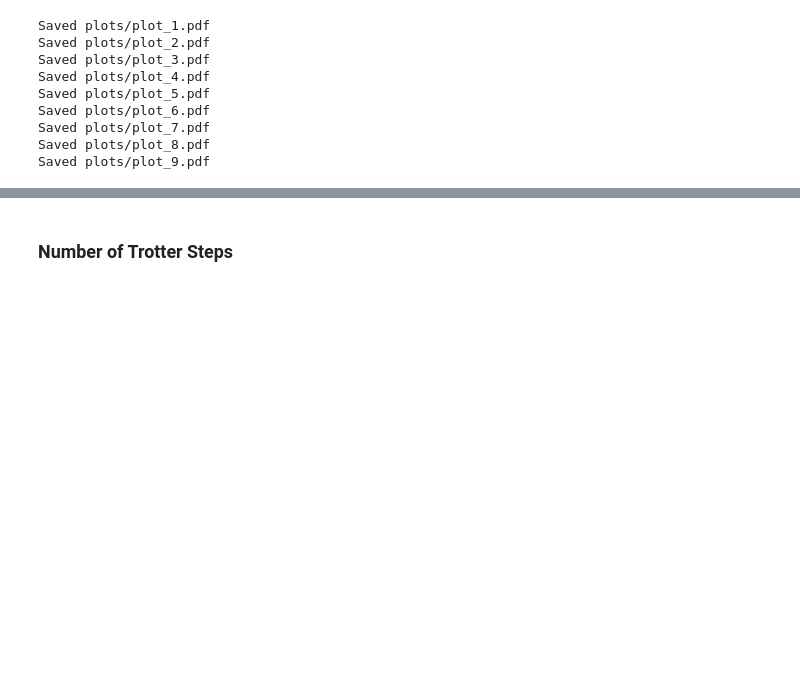
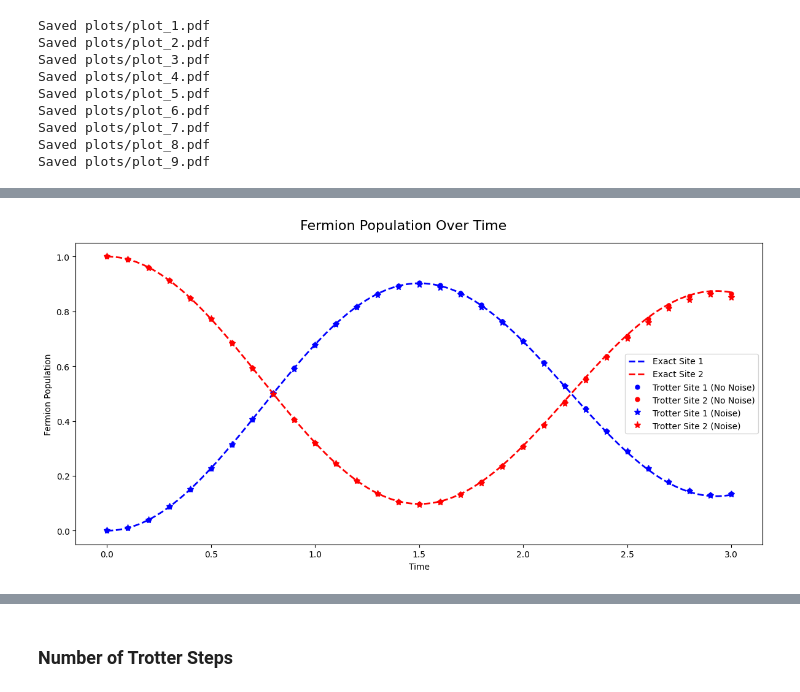
Before and after one commit to samgodwood/bosonic-qiskit, a Jupyter notebook: playground/bosonic_operator_costs/holstein/hybrid_holstein.ipynb, the cells around one changed output, grey strips where cells are left out. Cells and saved outputs as stored; diff of their text form; code cells hidden in the pictures; blank space fills up the shorter version.

```diff
--- a/playground/bosonic_operator_costs/holstein/hybrid_holstein.ipynb
+++ b/playground/bosonic_operator_costs/holstein/hybrid_holstein.ipynb
@@ -356,0 +512,98 @@ Saved plots/plot_9.pdf
+# %%
+# Extract exact simulation results (same for both, so irrelevant which we choose)
+times_exact          = sim_data_no_noise["times_exact"]
+fermion_pop1_exact   = sim_data_no_noise["fermion_pop1_exact"]
+fermion_pop2_exact   = sim_data_no_noise["fermion_pop2_exact"]
+boson_occ1_exact     = sim_data_no_noise["boson_occ1_exact"]
+boson_occ2_exact     = sim_data_no_noise["boson_occ2_exact"]
+
+# Noiseless Trotter
+times_trotter        = sim_data_no_noise["times_trotter"]
+trotter_fermion_pop1 = sim_data_no_noise["trotter_fermion_pop1"]
+trotter_fermion_pop2 = sim_data_no_noise["trotter_fermion_pop2"]
+trotter_boson_occ1   = sim_data_no_noise["trotter_boson_occ1"]
+trotter_boson_occ2   = sim_data_no_noise["trotter_boson_occ2"]
+
+# noisy Trotter and shot-by-shot data
+times_trotter_noise        = sim_data_noise["times_trotter"]
+noisy_trotter_fermion_pop1 = sim_data_noise["trotter_fermion_pop1"]
+noisy_trotter_fermion_pop2 = sim_data_noise["trotter_fermion_pop2"]
+noisy_trotter_boson_occ1   = sim_data_noise["trotter_boson_occ1"]
+noisy_trotter_boson_occ2   = sim_data_noise["trotter_boson_occ2"]
+
+# Calculate the standard deviations from the shot-by-shot data for error bars
+shot_data = sim_data_noise["shot_data"]
+fermion_pop1_noise_std = np.std(shot_data["fermion_pop1"], axis=1)
+fermion_pop2_noise_std = np.std(shot_data["fermion_pop2"], axis=1)
+boson_occ1_noise_std   = np.std(shot_data["boson_occ1"], axis=1)
+boson_occ2_noise_std   = np.std(shot_data["boson_occ2"], axis=1)
+
+# # Compute asymmetric error bars for fermion populations (bounded between 0 and 1)
+# fermion_pop1_lower = np.where(noisy_trotter_fermion_pop1 - fermion_pop1_noise_std < 0,
+#                               noisy_trotter_fermion_pop1,
+#                               fermion_pop1_noise_std)
+# fermion_pop1_upper = np.where(noisy_trotter_fermion_pop1 + fermion_pop1_noise_std > 1,
+#                               1 - noisy_trotter_fermion_pop1,
+#                               fermion_pop1_noise_std)
+
+# fermion_pop2_lower = np.where(noisy_trotter_fermion_pop2 - fermion_pop2_noise_std < 0,
+#                               noisy_trotter_fermion_pop2,
+#                               fermion_pop2_noise_std)
+# fermion_pop2_upper = np.where(noisy_trotter_fermion_pop2 + fermion_pop2_noise_std > 1,
+#                               1 - noisy_trotter_fermion_pop2,
+#                               fermion_pop2_noise_std)
+
+# # Compute asymmetric error bars for boson occupations (bounded below by 0)
+# boson_occ1_lower = np.where(noisy_trotter_boson_occ1 - boson_occ1_noise_std < 0,
+#                             noisy_trotter_boson_occ1,
+#                             boson_occ1_noise_std)
+# boson_occ1_upper = boson_occ1_noise_std
+
+# boson_occ2_lower = np.where(noisy_trotter_boson_occ2 - boson_occ2_noise_std < 0,
+#                             noisy_trotter_boson_occ2,
+#                             boson_occ2_noise_std)
+# boson_occ2_upper = boson_occ2_noise_std
+
+# Plot Fermion Populations
+plt.figure(figsize=(12, 6))
+plt.suptitle("Fermion Population Over Time", fontsize=16)
+plt.plot(times_exact, fermion_pop1_exact, 'b--', label="Exact Site 1", linewidth=2)
+plt.plot(times_exact, fermion_pop2_exact, 'r--', label="Exact Site 2", linewidth=2)
+plt.plot(times_trotter, trotter_fermion_pop1, 'bo', label="Trotter Site 1 (No Noise)", markersize=5)
+plt.plot(times_trotter, trotter_fermion_pop2, 'ro', label="Trotter Site 2 (No Noise)", markersize=5)
+plt.plot(times_trotter_noise, noisy_trotter_fermion_pop1, 'b*', label="Trotter Site 1 (Noise)", markersize=8)
+plt.plot(times_trotter_noise, noisy_trotter_fermion_pop2, 'r*', label="Trotter Site 2 (Noise)", markersize=8)
+# plt.errorbar(times_trotter_noise, noisy_trotter_fermion_pop1,
+#              yerr=[fermion_pop1_lower, fermion_pop1_upper],
+#              fmt='b*', label="Trotter Site 1 (Noise)", markersize=8, capsize=3)
+# plt.errorbar(times_trotter_noise, noisy_trotter_fermion_pop2,
+#              yerr=[fermion_pop2_lower, fermion_pop2_upper],
+#              fmt='r*', label="Trotter Site 2 (Noise)", markersize=8, capsize=3)
+plt.xlabel("Time")
+plt.ylabel("Fermion Population")
+plt.legend()
+plt.tight_layout()
+plt.show()
+
+# Plot Boson Occupations
+plt.figure(figsize=(12, 6))
+plt.suptitle("Boson Occupation Over Time", fontsize=16)
+plt.plot(times_exact, boson_occ1_exact, 'g--', label="Exact Site 1", linewidth=2)
+plt.plot(times_exact, boson_occ2_exact, 'm--', label="Exact Site 2", linewidth=2)
+plt.plot(times_trotter, trotter_boson_occ1, 'go', label="Trotter Site 1 (No Noise)", markersize=5)
+plt.plot(times_trotter, trotter_boson_occ2, 'mo', label="Trotter Site 2 (No Noise)", markersize=5)
+plt.plot(times_trotter_noise, noisy_trotter_boson_occ1, 'g*', label="Trotter Site 1 (Noise)", markersize=8)
+plt.plot(times_trotter_noise, noisy_trotter_boson_occ2, 'm*', label="Trotter Site 2 (Noise)", markersize=8)
+# plt.errorbar(times_trotter_noise, noisy_trotter_boson_occ1,
+#              yerr=[boson_occ1_lower, boson_occ1_upper],
+#              fmt='g*', label="Trotter Site 1 (Noise)", markersize=8, capsize=3)
+# plt.errorbar(times_trotter_noise, noisy_trotter_boson_occ2,
+#              yerr=[boson_occ2_lower, boson_occ2_upper],
+#              fmt='m*', label="Trotter Site 2 (Noise)", markersize=8, capsize=3)
+plt.xlabel("Time")
+plt.ylabel("Boson Occupation")
+plt.legend()
+plt.tight_layout()
+plt.show()
+# %% [output]
+[figure, added]
```
Also changed, not shown: parts of 8 cells of this notebook.
